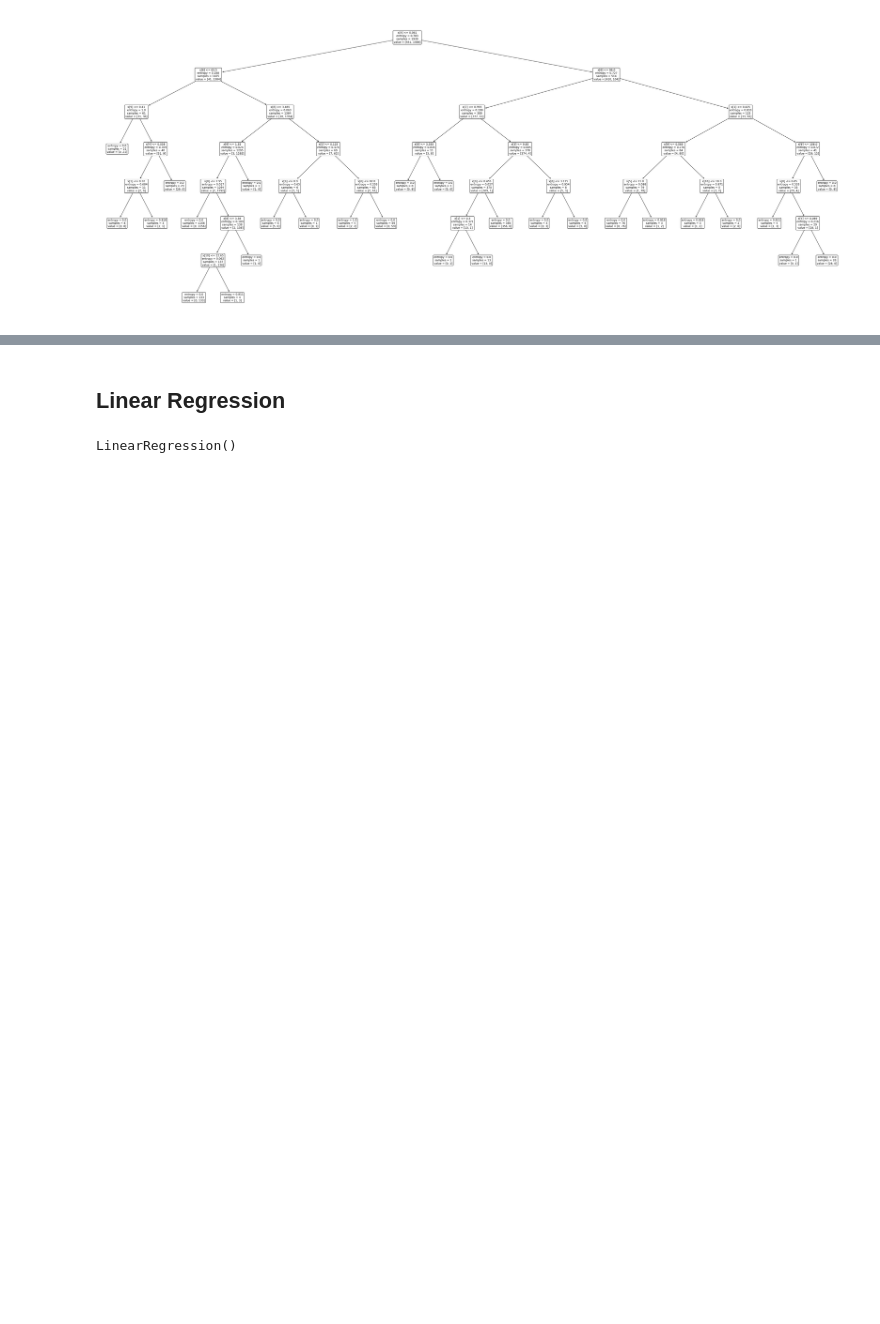
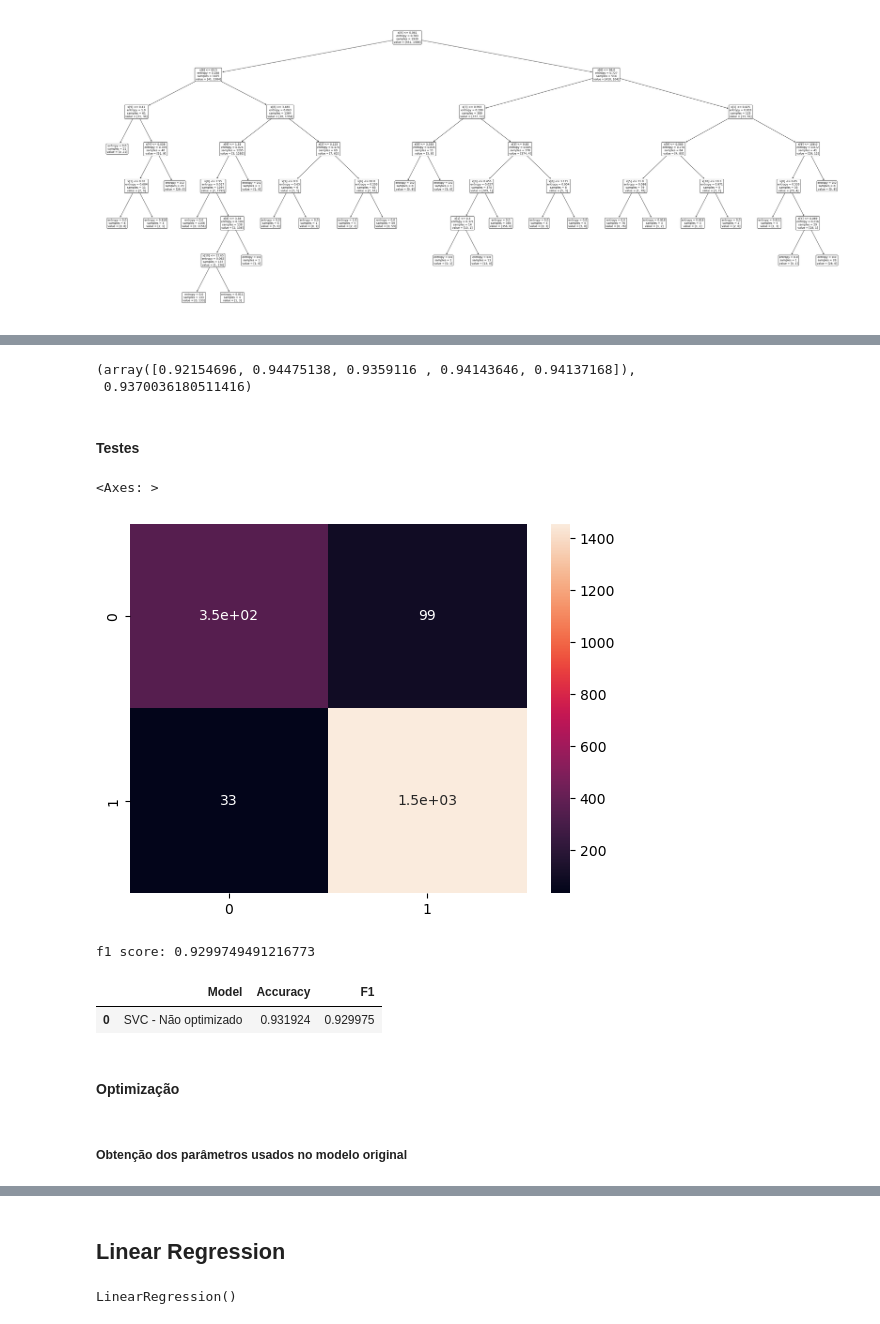
Before and after one commit to FranciscoGameiro2004/TSIW-IA-Vinhos, a Jupyter notebook: AI_Wine.ipynb, the cells around one changed output, grey strips where cells are left out. Saved outputs shown, nothing was run; the diff lists cells and outputs as text; code cells hidden in the pictures; blank space fills up the shorter version.

```diff
--- a/AI_Wine.ipynb
+++ b/AI_Wine.ipynb
@@ -485,0 +566,10 @@ plt.show()
+# %%
+rf2 = RandomForestClassifier(
+    random_state = 24,
+    n_estimators = rf_cv_model.best_params_['n_estimators'],
+    max_depth = rf_cv_model.best_params_['max_depth'],
+    max_features = rf_cv_model.best_params_['max_features'],
+    min_samples_split = rf_cv_model.best_params_['min_samples_split'],
+)
+
+rf2.fit(X_train, y_train)
@@ -487,0 +604,2 @@ plt.show()
+# %%
+clf_svc = SVC()
@@ -487,0 +610,17 @@ plt.show()
+# %%
+score_svc, score_svc.mean()
+# %% [output]
+(array([0.92154696, 0.94475138, 0.9359116 , 0.94143646, 0.94137168]),
+ 0.9370036180511416)
+# %%
+clf_svc = clf_svc.fit(X_train, y_train)
+# %% [markdown]
+#### Testes
+# %%
+svc_pred = clf_svc.predict(X_test)
+# %%
+cm_svc = confusion_matrix(y_test, svc_pred)
+sns.heatmap(cm_svc, annot=True)
+# %% [output]
+<Axes: >
+[figure, added]
@@ -487,0 +629,16 @@ plt.show()
+# %%
+svc_f1 = f1_score(y_test, svc_pred, average = 'weighted')
+print("f1 score: {}".format(svc_f1))
+# %% [output]
+f1 score: 0.9299749491216773
+# %%
+svc_f1 = f1_score(y_test, svc_pred, average='weighted')
+results_svc = pd.DataFrame(columns = ['Model', 'Accuracy', 'F1'], data = [['SVC - Não optimizado', svc_accuracy, svc_f1]])
+results_svc
+# %% [output]
+|  | Model | Accuracy | F1 |
+| 0 | SVC - Não optimizado | 0.931924 | 0.929975 |
+# %% [markdown]
+#### Optimização
+# %% [markdown]
+##### Obtenção dos parâmetros usados no modelo original
```
Also changed, not shown: parts of 54 cells of this notebook.
